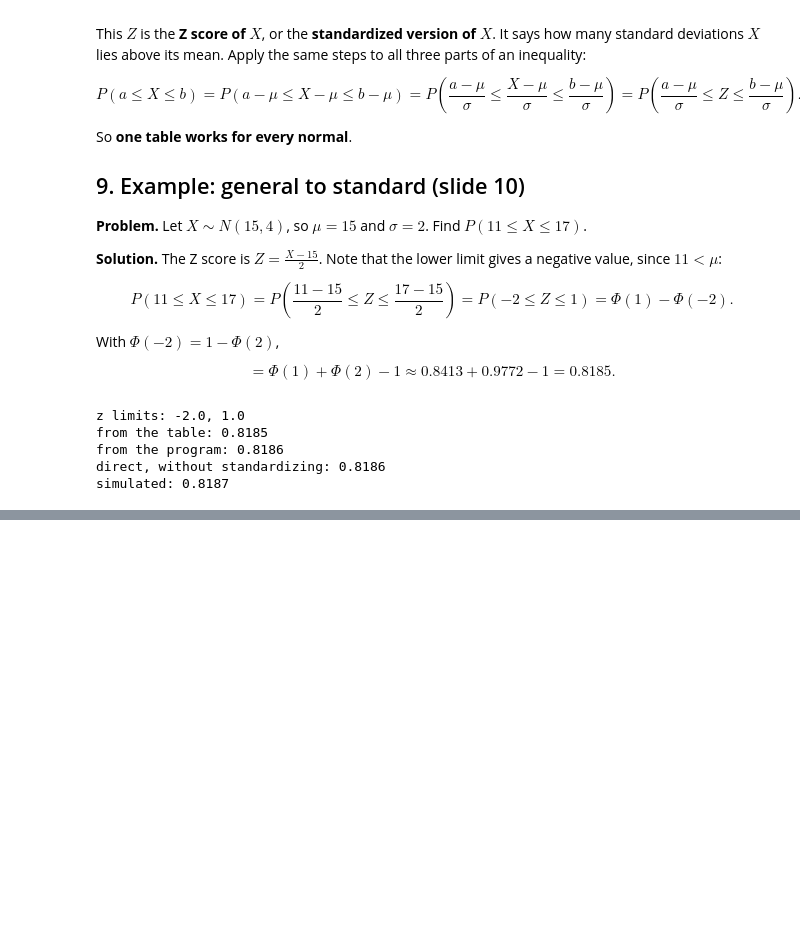
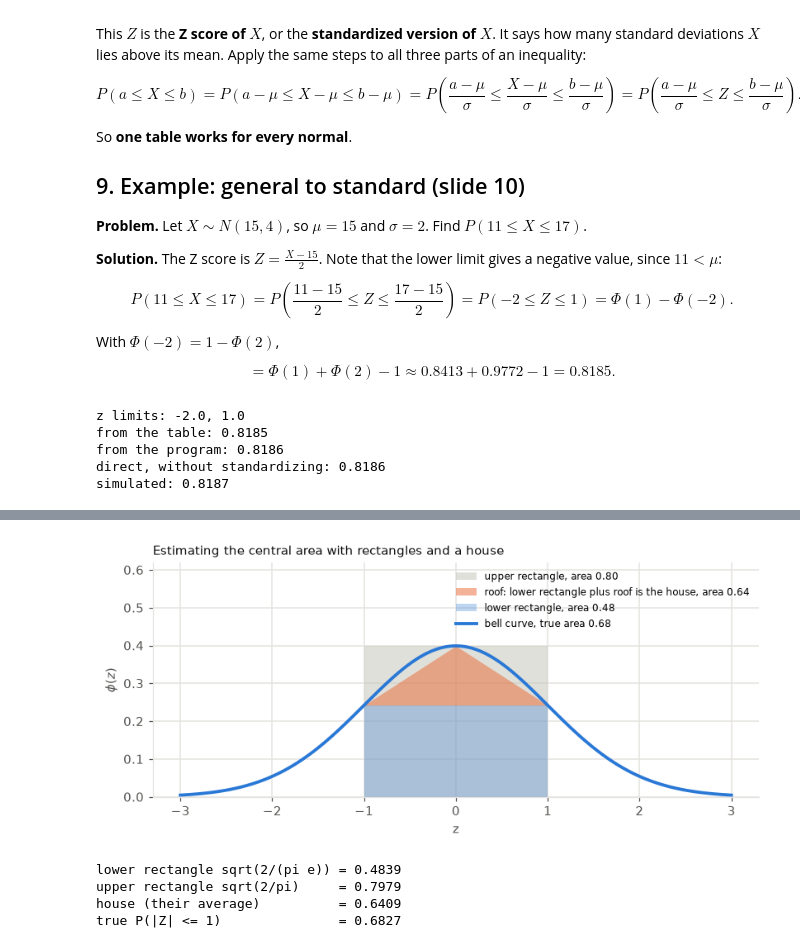
Before and after one commit to aldair-ai/probability-statistics-study-guide, a Jupyter notebook: module-04-normal-distribution/session-02-normal-probabilities/notes.ipynb, the cells around one changed output, grey strips where cells are left out. Drawn from its saved outputs; the diff is of its cells as text; code cells hidden in the pictures; blank space fills up the shorter version.

```diff
--- a/module-04-normal-distribution/session-02-normal-probabilities/notes.ipynb
+++ b/module-04-normal-distribution/session-02-normal-probabilities/notes.ipynb
@@ -229,0 +313,25 @@ simulated: 0.8187
+# %%
+zs = np.linspace(-3, 3, 601)
+low, high = phi(1), phi(0)
+
+fig, ax = plt.subplots(figsize=(7.5, 3.5))
+ax.fill_between([-1, 1], high, color=FAINT, alpha=0.5, lw=0, label=f"upper rectangle, area {2 * high:.2f}")
+ax.fill_between([-1, 0, 1], [low, low, low], [low, high, low], color=ORANGE, alpha=0.5, lw=0, label=f"roof: lower rectangle plus roof is the house, area {low + high:.2f}")
+ax.fill_between([-1, 1], low, color=BLUE, alpha=0.3, lw=0, label=f"lower rectangle, area {2 * low:.2f}")
+ax.plot(zs, phi(zs), color=BLUE, lw=2.5, label=f"bell curve, true area {2 * Phi(1) - 1:.2f}")
+ax.set(xlabel="z", ylabel=r"$\phi(z)$", ylim=(0, 0.62))
+ax.legend(frameon=False, loc="upper right", fontsize=8)
+ax.set_title("Estimating the central area with rectangles and a house", color=INK, loc="left", fontsize=10)
+plt.tight_layout()
+plt.show()
+
+print(f"lower rectangle sqrt(2/(pi e)) = {sqrt(2 / (pi * e)):.4f}")
+print(f"upper rectangle sqrt(2/pi)     = {sqrt(2 / pi):.4f}")
+print(f"house (their average)          = {(sqrt(2 / (pi * e)) + sqrt(2 / pi)) / 2:.4f}")
+print(f"true P(|Z| <= 1)               = {2 * Phi(1) - 1:.4f}")
+# %% [output]
+[figure, added]
+lower rectangle sqrt(2/(pi e)) = 0.4839
+upper rectangle sqrt(2/pi)     = 0.7979
+house (their average)          = 0.6409
+true P(|Z| <= 1)               = 0.6827
```
Also changed, not shown: parts of 10 cells of this notebook.
